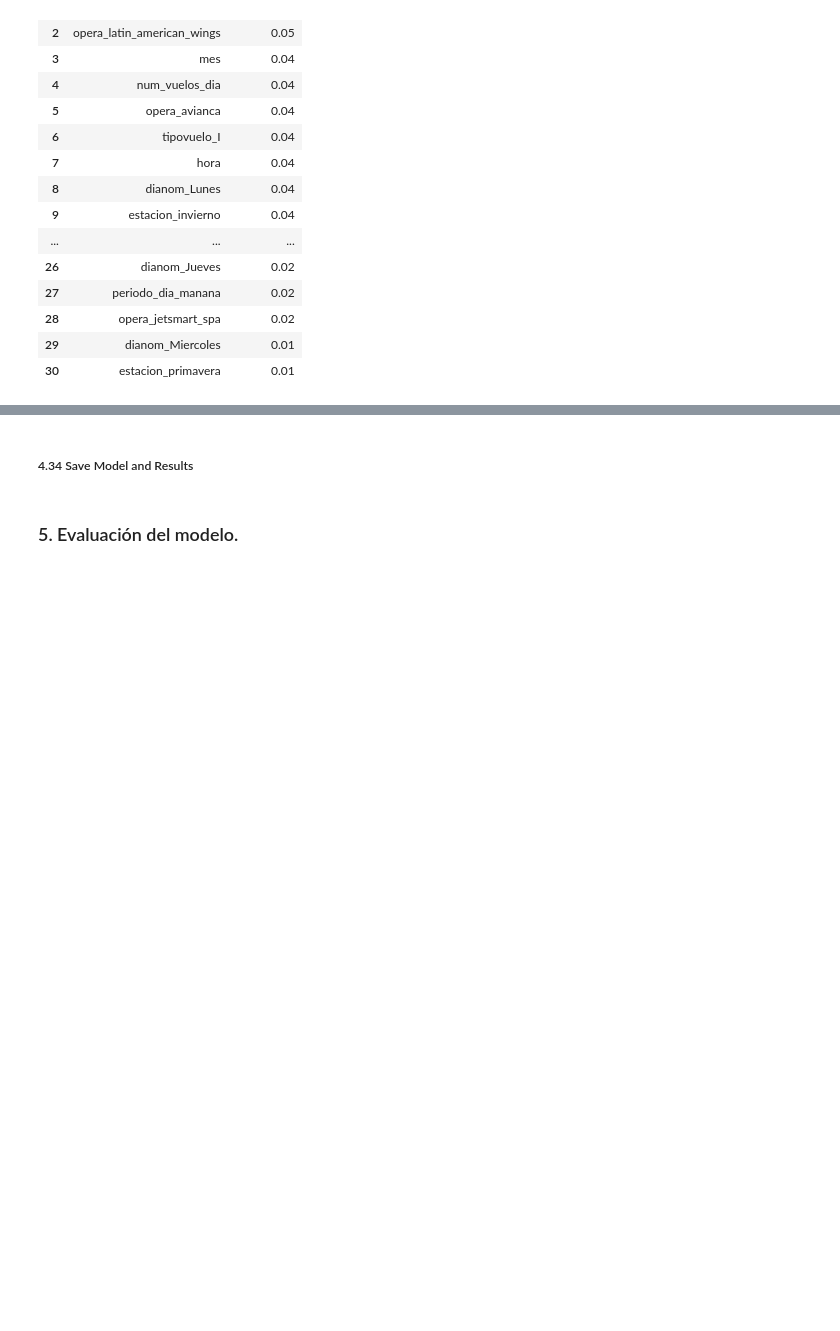
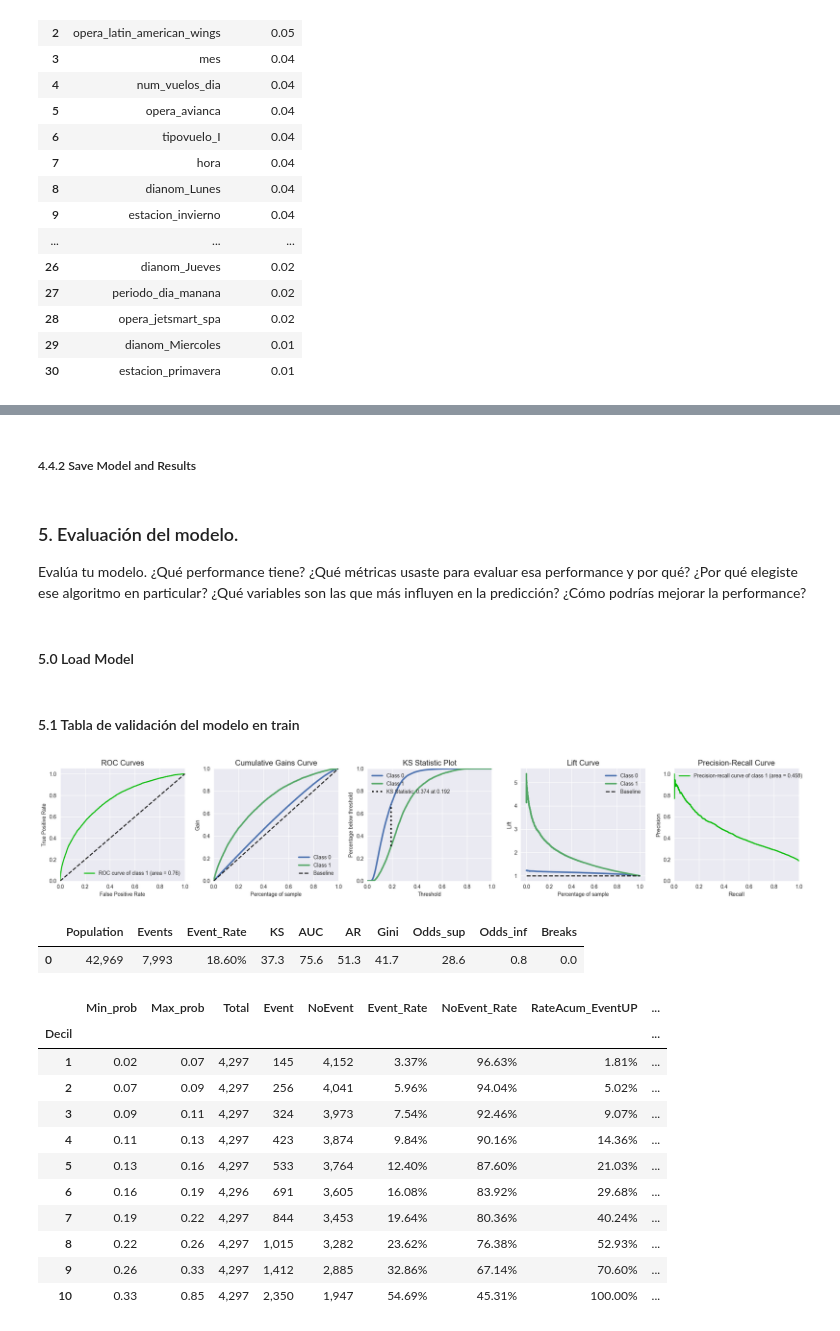
Before and after one commit to eaceror/latam-test, a Jupyter notebook: src/notebooks/solution.ipynb, the cells around one changed output, grey strips where cells are left out. Saved outputs shown, nothing was run; the diff lists cells and outputs as text; code cells hidden in the pictures; blank space fills up the shorter version.

```diff
--- a/src/notebooks/solution.ipynb
+++ b/src/notebooks/solution.ipynb
@@ -1132,5 +1155,5 @@ Number of Features in final model:  31
 # %% [markdown]
-##### 4.34 Save Model and Results
+##### 4.4.2 Save Model and Results
 # %%
 # ======================================================================================================================
 # Save model pkl and inputs (X, Y)
@@ -1154,5 +1176,51 @@ import pickle
 path_model_pkl =  '../../models/'
 file_model = 'xgb_model.pkl'
 pickle.dump(xgb_model, open(path_model_pkl+file_model, 'wb'))
+# %% [markdown]
+### 5. Evaluación del modelo.
+Evalúa tu modelo. ¿Qué performance tiene? ¿Qué métricas usaste para evaluar esa performance y por qué? ¿Por qué
+elegiste ese algoritmo en particular? ¿Qué variables son las que más influyen en la predicción? ¿Cómo podrías mejorar la
+performance?
+# %% [markdown]
+#### 5.0 Load Model
+# %%
+# load trained model
+path_model_pkl =  '../../models/'
+file_model = 'xgb_model.pkl'
+xgb_model = pickle.load(open(path_model_pkl+file_model, 'rb'))
 # %% [markdown]
-### 5. Evaluación del modelo.
+#### 5.1 Tabla de validación del modelo en train
+# %%
+# Y_train and estimated probabilities for val table
+y_predict_train = xgb_model.predict_proba(x_train)
+y_predict_train = pd.concat([y_train.reset_index(drop=True), pd.Series(y_predict_train[:, 1])], axis=1)
+y_predict_train.columns = ['atraso_15', 'probability']
+
+# Y_test and estimated probabilities for val table
+y_predict_val = xgb_model.predict_proba(x_val).copy()
+y_predict_val = pd.concat([y_val.reset_index(drop=True), pd.Series(y_predict_val[:, 1])], axis=1)
+y_predict_val.columns = ['atraso_15', 'probability']
+# %%
+train = ch.validation_table(df=y_predict_train,
+                            target='atraso_15',
+                            prob='probability',
+                            bins=10,
+                            type_output='console')
+train['resume_sc']
+train['score_card']
+# %% [output]
+[figure, added]
+|  | Population | Events | Event_Rate | KS | AUC | AR | Gini | Odds_sup | Odds_inf | Breaks |
+| 0 | 42,969 | 7,993 | 18.60% | 37.3 | 75.6 | 51.3 | 41.7 | 28.6 | 0.8 | 0.0 |
+|  | Min_prob | Max_prob | Total | Event | NoEvent | Event_Rate | NoEvent_Rate | RateAcum_EventUP | ... |
+| Decil |  |  |  |  |  |  |  |  | ... |
+| 1 | 0.02 | 0.07 | 4,297 | 145 | 4,152 | 3.37% | 96.63% | 1.81% | ... |
+| 2 | 0.07 | 0.09 | 4,297 | 256 | 4,041 | 5.96% | 94.04% | 5.02% | ... |
+| 3 | 0.09 | 0.11 | 4,297 | 324 | 3,973 | 7.54% | 92.46% | 9.07% | ... |
+| 4 | 0.11 | 0.13 | 4,297 | 423 | 3,874 | 9.84% | 90.16% | 14.36% | ... |
+| 5 | 0.13 | 0.16 | 4,297 | 533 | 3,764 | 12.40% | 87.60% | 21.03% | ... |
+| 6 | 0.16 | 0.19 | 4,296 | 691 | 3,605 | 16.08% | 83.92% | 29.68% | ... |
+| 7 | 0.19 | 0.22 | 4,297 | 844 | 3,453 | 19.64% | 80.36% | 40.24% | ... |
+| 8 | 0.22 | 0.26 | 4,297 | 1,015 | 3,282 | 23.62% | 76.38% | 52.93% | ... |
+| 9 | 0.26 | 0.33 | 4,297 | 1,412 | 2,885 | 32.86% | 67.14% | 70.60% | ... |
+| 10 | 0.33 | 0.85 | 4,297 | 2,350 | 1,947 | 54.69% | 45.31% | 100.00% | ... |
```
Also changed, not shown: parts of 16 cells of this notebook, 5 other files.
